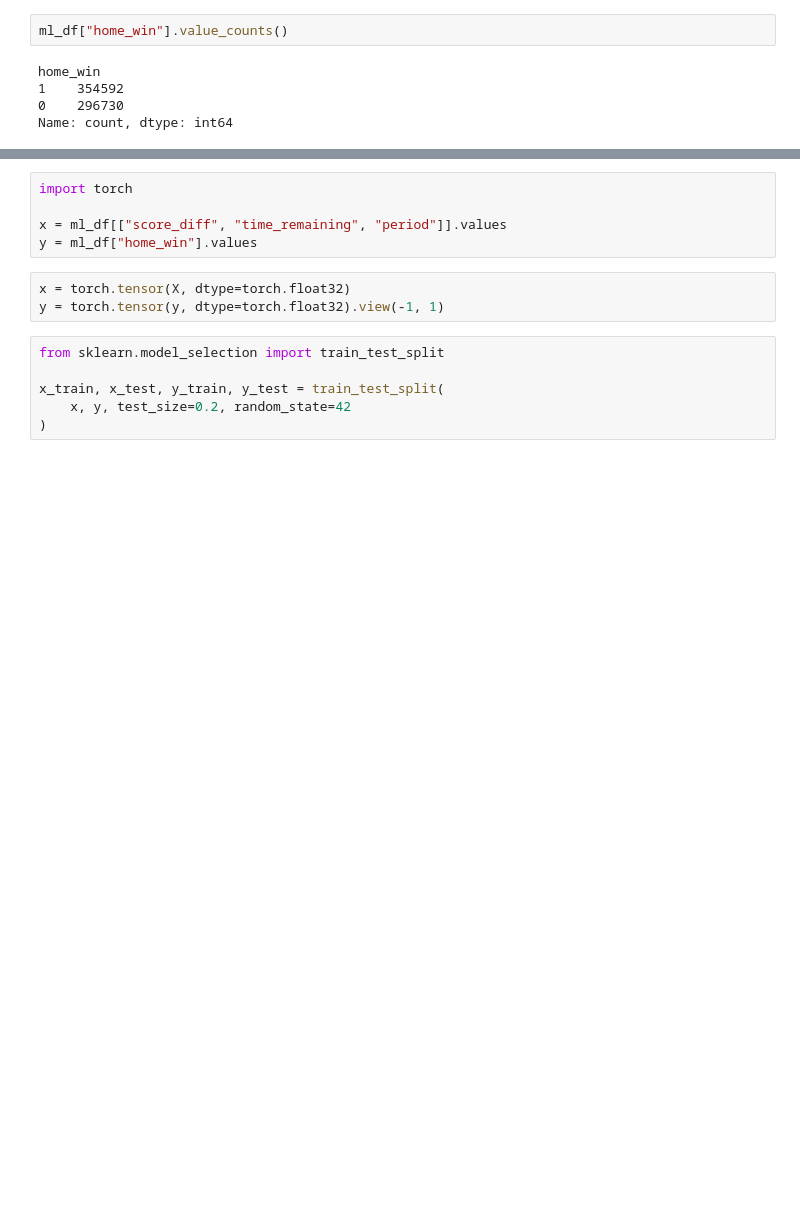
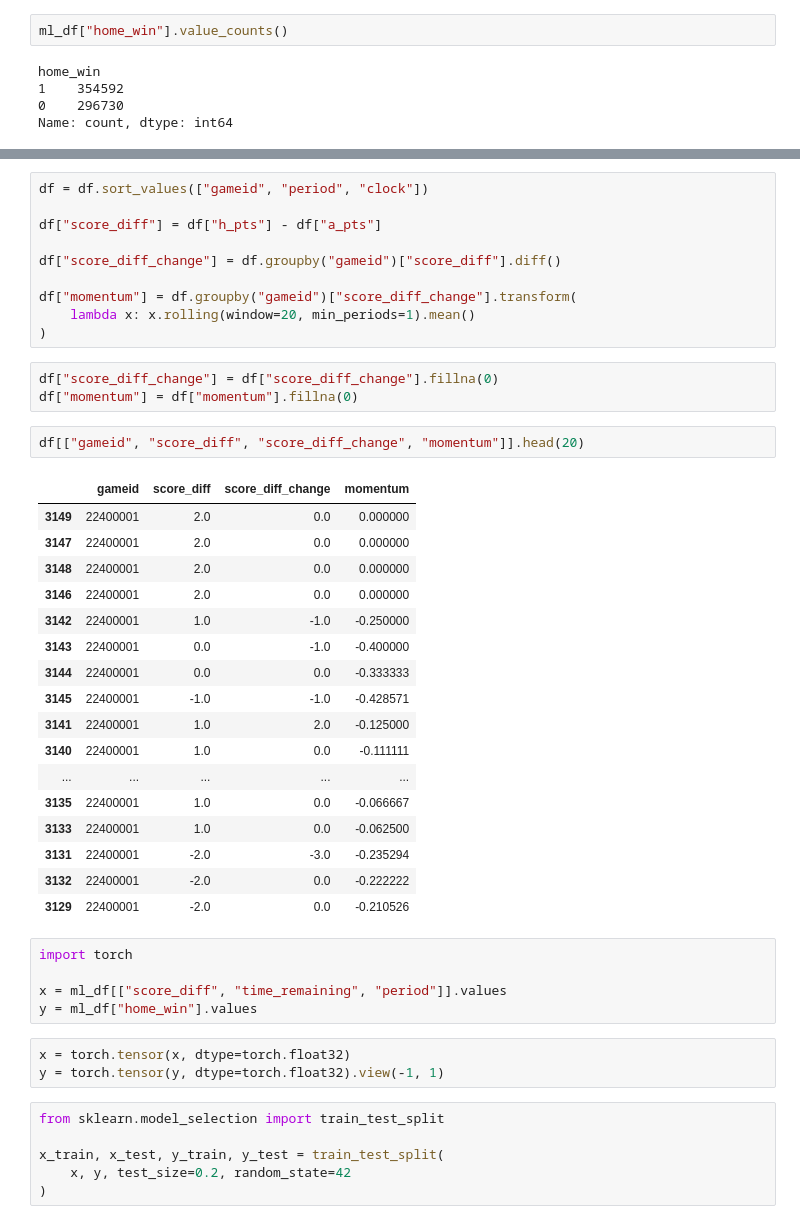
Before and after one commit to monish-3110/NBA-Win-Probability, a Jupyter notebook: notebooks/01_data_exploration.ipynb, the cells around one changed output, grey strips where cells are left out. Saved outputs shown, nothing was run; the diff lists cells and outputs as text; blank space fills up the shorter version.

```diff
--- a/notebooks/01_data_exploration.ipynb
+++ b/notebooks/01_data_exploration.ipynb
@@ -199,10 +202,43 @@ Name: count, dtype: int64
+# %%
+df = df.sort_values(["gameid", "period", "clock"])
+
+df["score_diff"] = df["h_pts"] - df["a_pts"]
+
+df["score_diff_change"] = df.groupby("gameid")["score_diff"].diff()
+
+df["momentum"] = df.groupby("gameid")["score_diff_change"].transform(
+    lambda x: x.rolling(window=20, min_periods=1).mean()
+)
+# %%
+df["score_diff_change"] = df["score_diff_change"].fillna(0)
+df["momentum"] = df["momentum"].fillna(0)
+# %%
+df[["gameid", "score_diff", "score_diff_change", "momentum"]].head(20)
+# %% [output]
+|  | gameid | score_diff | score_diff_change | momentum |
+| 3149 | 22400001 | 2.0 | 0.0 | 0.000000 |
+| 3147 | 22400001 | 2.0 | 0.0 | 0.000000 |
+| 3148 | 22400001 | 2.0 | 0.0 | 0.000000 |
+| 3146 | 22400001 | 2.0 | 0.0 | 0.000000 |
+| 3142 | 22400001 | 1.0 | -1.0 | -0.250000 |
+| 3143 | 22400001 | 0.0 | -1.0 | -0.400000 |
+| 3144 | 22400001 | 0.0 | 0.0 | -0.333333 |
+| 3145 | 22400001 | -1.0 | -1.0 | -0.428571 |
+| 3141 | 22400001 | 1.0 | 2.0 | -0.125000 |
+| 3140 | 22400001 | 1.0 | 0.0 | -0.111111 |
+| ... | ... | ... | ... | ... |
+| 3135 | 22400001 | 1.0 | 0.0 | -0.066667 |
+| 3133 | 22400001 | 1.0 | 0.0 | -0.062500 |
+| 3131 | 22400001 | -2.0 | -3.0 | -0.235294 |
+| 3132 | 22400001 | -2.0 | 0.0 | -0.222222 |
+| 3129 | 22400001 | -2.0 | 0.0 | -0.210526 |
 # %%
 import torch
 
 x = ml_df[["score_diff", "time_remaining", "period"]].values
 y = ml_df["home_win"].values
 # %%
-x = torch.tensor(X, dtype=torch.float32)
+x = torch.tensor(x, dtype=torch.float32)
 y = torch.tensor(y, dtype=torch.float32).view(-1, 1)
 # %%
 from sklearn.model_selection import train_test_split
```
Also changed, not shown: parts of 6 cells of this notebook.
